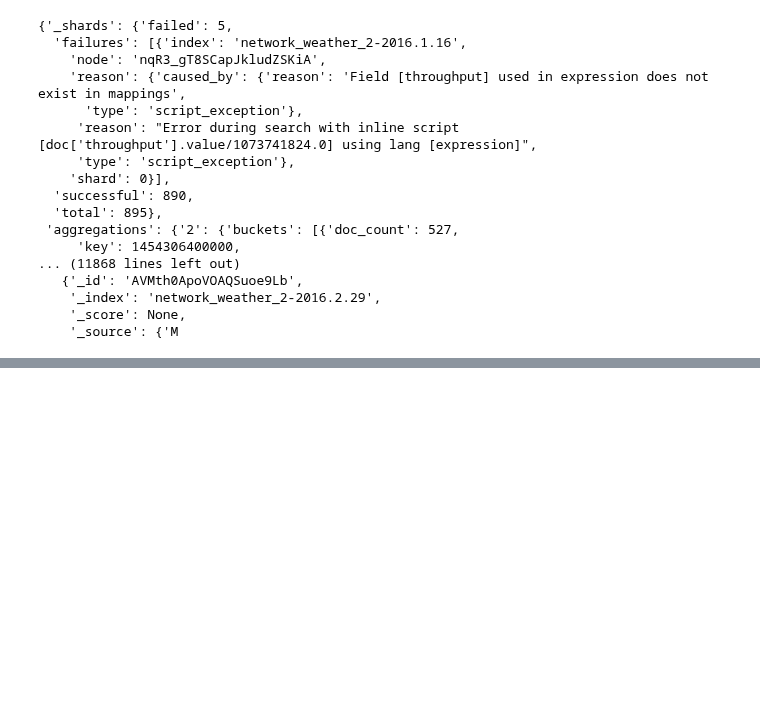
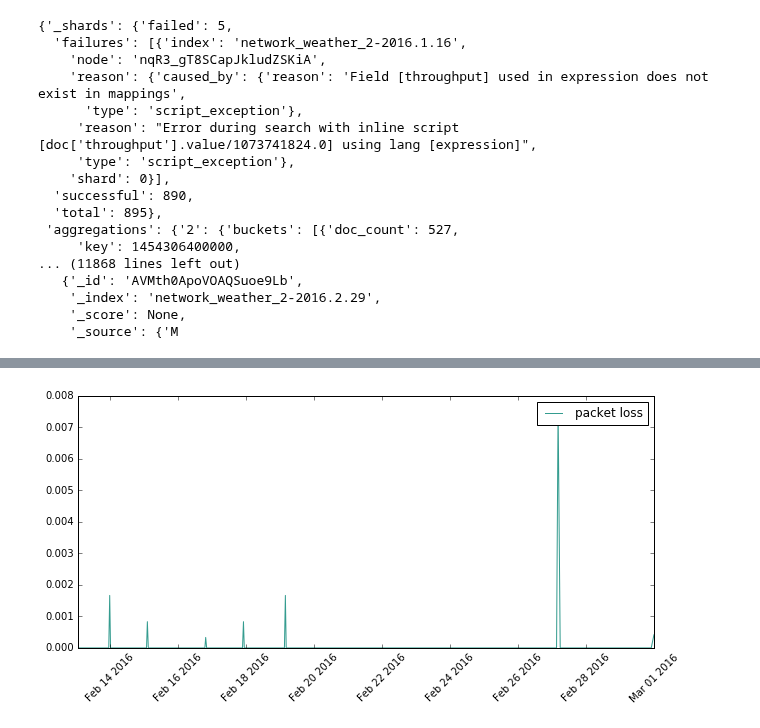
Before and after one commit to ATLAS-Analytics/AnalyticsNotebooks, a Jupyter notebook: Xinran/Xinran_Data_Explore.ipynb, the cells around one changed output, grey strips where cells are left out. Drawn from its saved outputs; the diff is of its cells as text; code cells hidden in the pictures; blank space fills up the shorter version.

```diff
--- a/Xinran/Xinran_Data_Explore.ipynb
+++ b/Xinran/Xinran_Data_Explore.ipynb
@@ -191,0 +181,13 @@ latency_rawdata = latency_rawdata.set_index('timestamp')
+# %%
+plt.figure()
+plt.plot(packet_loss_rate_rawdata.packet_loss,label="packet loss",linewidth=1, color='#349c8f')
+plt.legend()
+_, labels = plt.xticks()
+plt.setp(labels, rotation=45)
+fig = plt.gcf()
+fig.set_size_inches(10, 5)
+plt.subplots_adjust(left=0.1, right=0.9, top=0.9, bottom=0.2)
+plt.savefig("packet_loss_rate_rawdata.png",dpi=150)
+plt.show()
+# %% [output]
+[figure, added]
```
Also changed, not shown: parts of 12 cells of this notebook, 16 other files.
